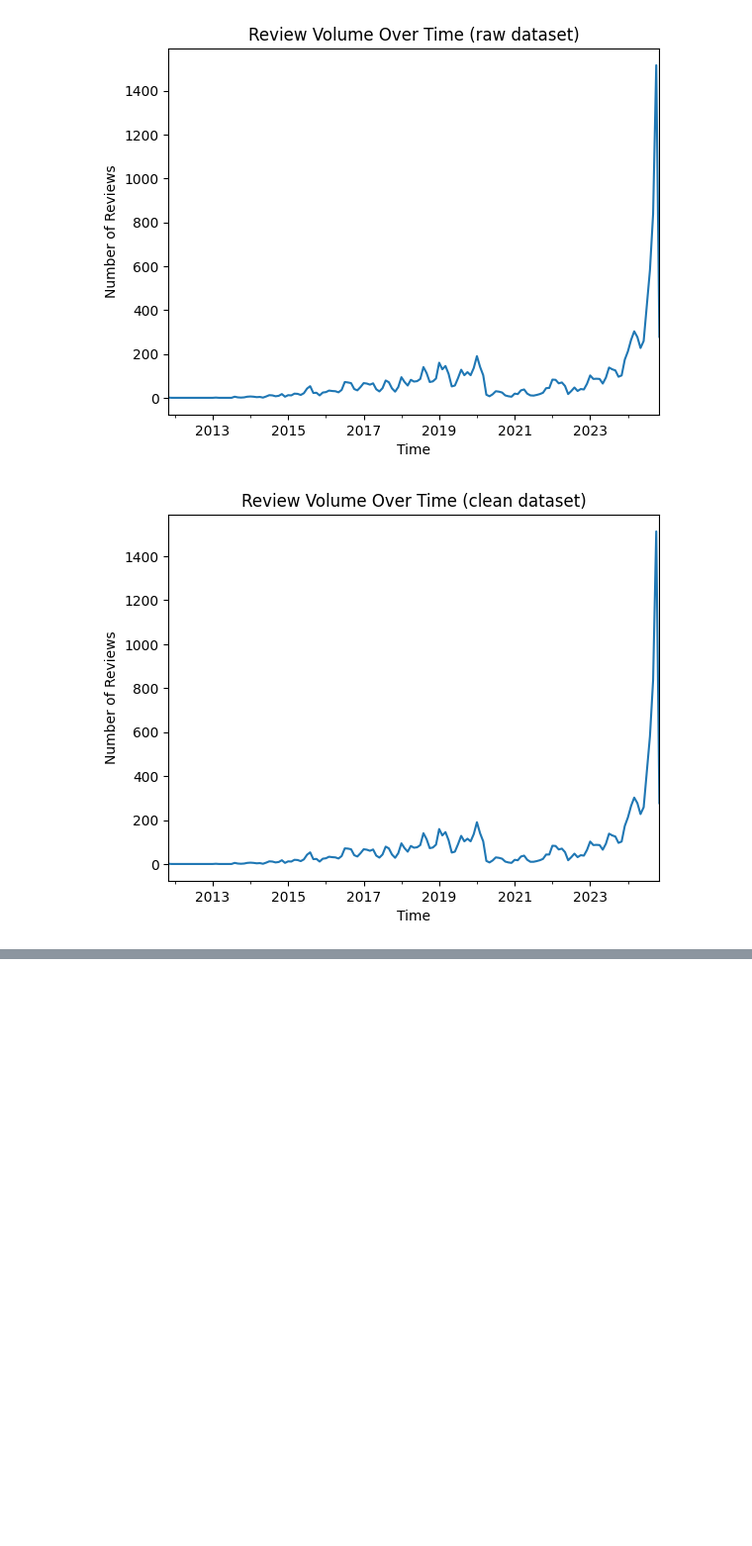
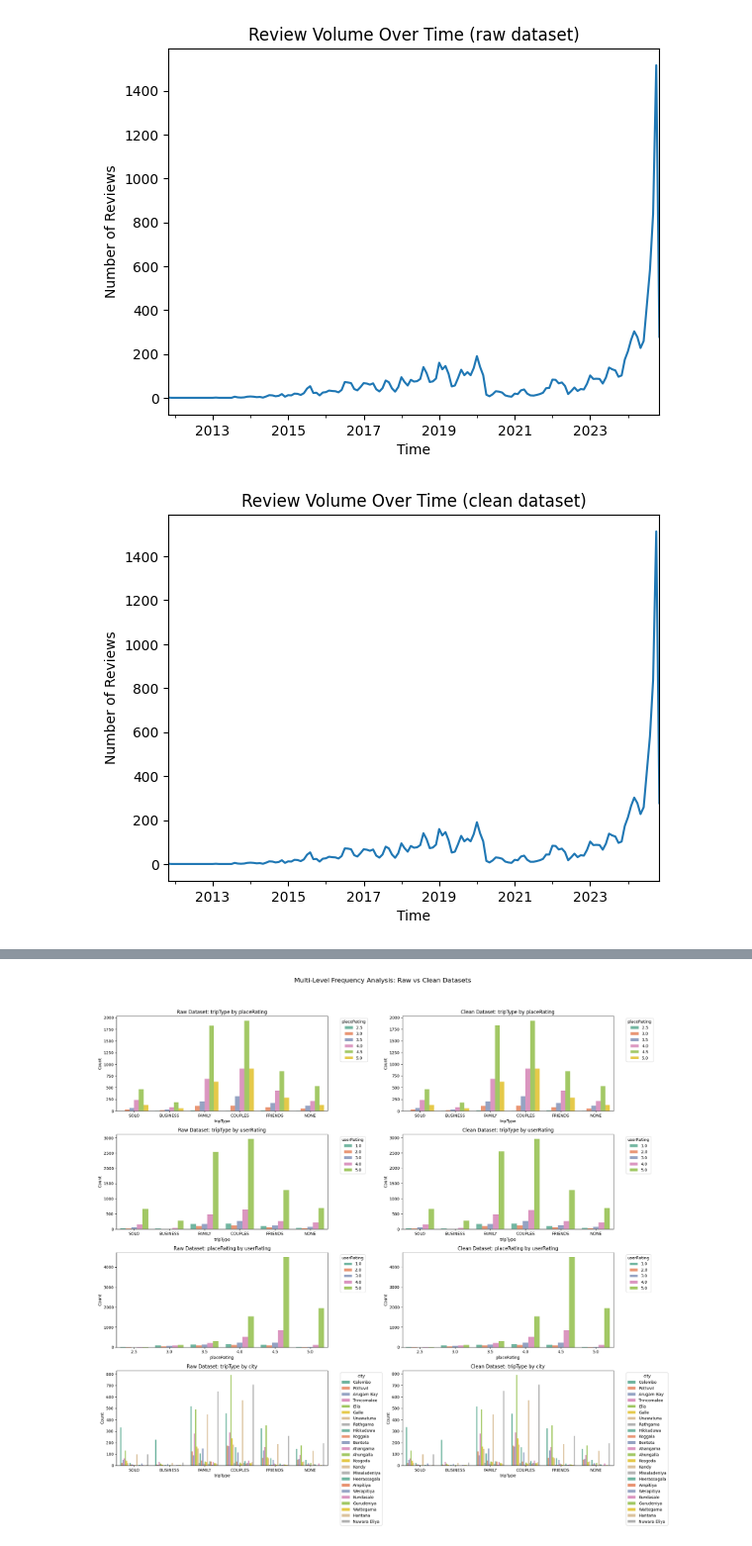
Before and after one commit to NotMishaal/TripAdvisor-Review-CW, a Jupyter notebook: Solution_GroupD.ipynb, the cells around one changed output, grey strips where cells are left out. Shown at 99% size. Cells and saved outputs as stored; diff of their text form; code cells hidden in the pictures; blank space fills up the shorter version.

```diff
--- a/Solution_GroupD.ipynb
+++ b/Solution_GroupD.ipynb
@@ -669,0 +727,63 @@ publication_distribution(df_clean, "clean")
+# %%
+def count_by_group(df, x_ax, group_by, ax):
+    """
+    Creates a count plot of the data on a given axis
+
+    Parameters:
+    -----------
+    df : pandas.DataFrame
+        The input dataframe
+    x_ax : str
+        Column to plot on x-axis
+    group_by : str
+        Column to use for hue/grouping
+    ax : matplotlib.axes.Axes
+        The axis to plot on
+    """
+    sns.countplot(data=df, x=x_ax, hue=group_by, palette='Set2', ax=ax)
+    ax.set_xlabel(x_ax)
+    ax.set_ylabel('Count')
+    ax.set_title(f'Count of {x_ax}, Grouped by {group_by}')
+    ax.legend(title=f'{group_by}', bbox_to_anchor=(1.05, 1), loc='upper left')
+
+def multi_level_freq_analysis(df_raw, df_clean):
+    """
+    Prints a multi-level frequency analysis of both datasets side by side
+
+    Parameters:
+    -----------
+    df_raw : pandas.DataFrame
+        Raw dataset
+    df_clean : pandas.DataFrame
+        Cleaned dataset
+    """
+    # Define the plots to create
+    plots = [
+        ('tripType', 'placeRating'),
+        ('tripType', 'userRating'),
+        ('placeRating', 'userRating'),
+        ('tripType', 'city')
+    ]
+
+    # Create a figure with subplots
+    fig, axes = plt.subplots(len(plots), 2, figsize=(20, 5*len(plots)))
+    fig.suptitle('Multi-Level Frequency Analysis: Raw vs Clean Datasets', fontsize=16)
+
+    # Iterate through plots and create side-by-side comparisons
+    for i, (x_ax, group_by) in enumerate(plots):
+        # Raw dataset plot
+        count_by_group(df_raw, x_ax, group_by, axes[i, 0])
+        axes[i, 0].set_title(f'Raw Dataset: {x_ax} by {group_by}')
+
+        # Clean dataset plot
+        count_by_group(df_clean, x_ax, group_by, axes[i, 1])
+        axes[i, 1].set_title(f'Clean Dataset: {x_ax} by {group_by}')
+
+    # Adjust layout and display
+    plt.tight_layout(rect=[0, 0.03, 1, 0.95])
+    plt.show()
+
+# Usage
+multi_level_freq_analysis(df_raw, df_clean)
+# %% [output]
+[figure, added]
```
Also changed, not shown: parts of 4 cells of this notebook.
